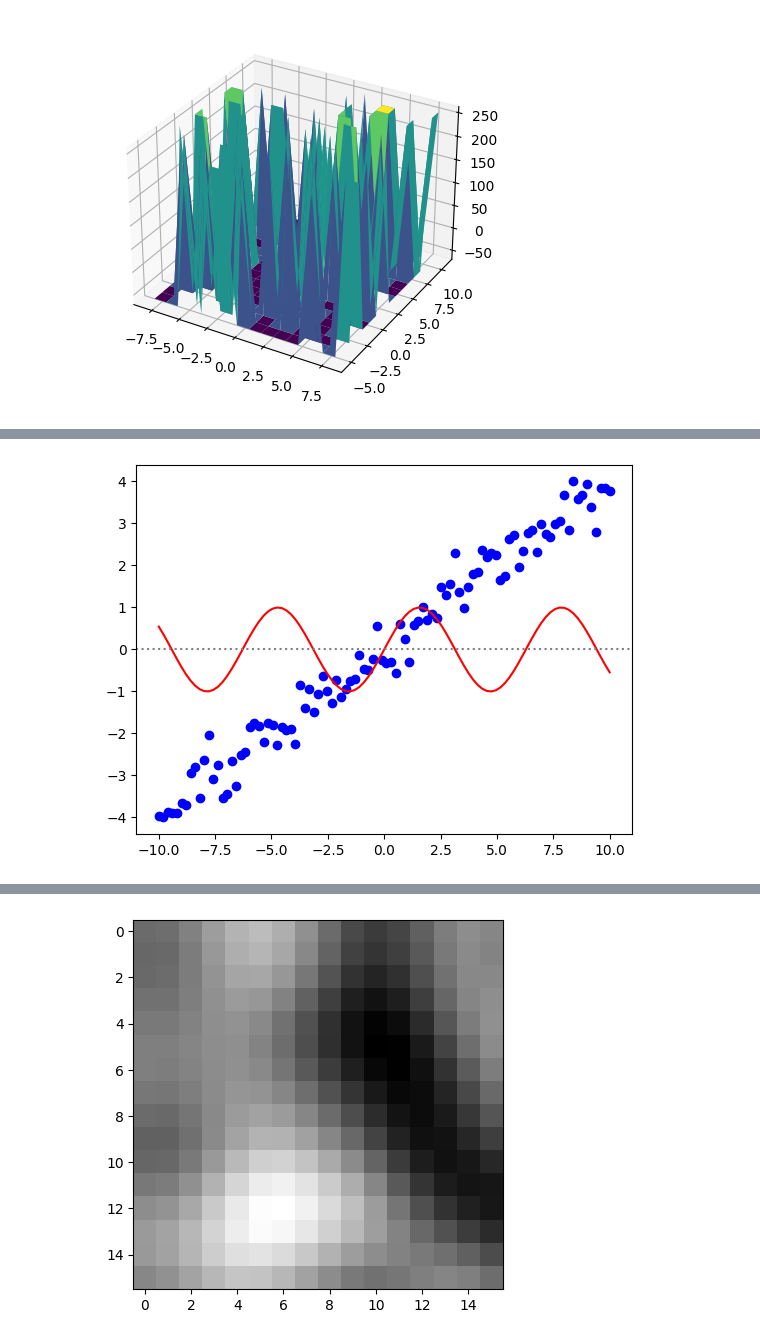
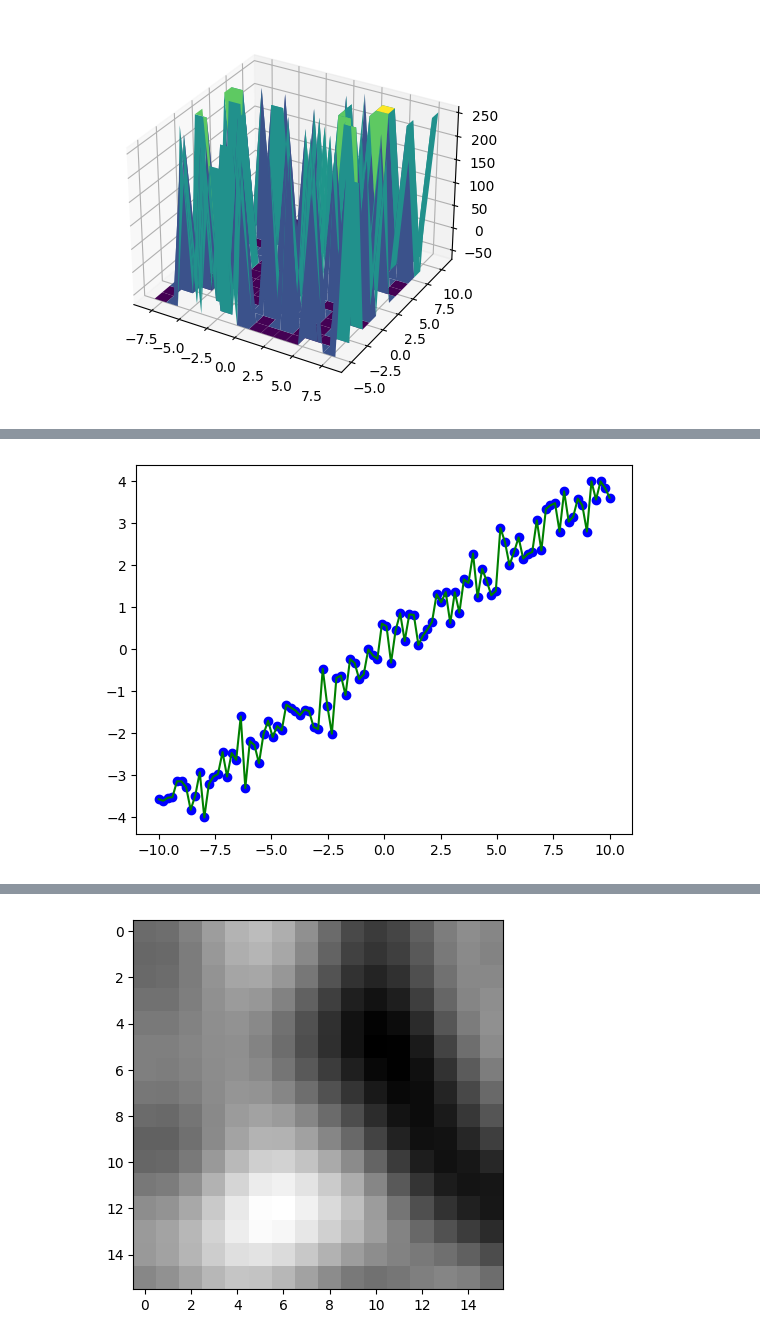
Before and after one commit to DerGrumpf/Procedural-Generation, a Jupyter notebook: Perlin Noise & Procedural generated Worlds.ipynb, the cells around one changed output, grey strips where cells are left out. Drawn from its saved outputs; the diff is of its cells as text; code cells hidden in the pictures.

```diff
--- a/Perlin Noise & Procedural generated Worlds.ipynb
+++ b/Perlin Noise & Procedural generated Worlds.ipynb
@@ -149,7 +125,7 @@ def plot_scatter(f, space):
 
 def plot_line_scatter(f, space):
     '''
-    plots a the same function overlapping as a scatter and a line plot
+    plots the same function overlapping as a scatter and a line plot
     '''
     plt.scatter(space, f, color='blue')
     plt.plot(space, f, color='green')
@@ -307,12 +456,12 @@ plot3D_terrain(pic)
 # %%
 # Random Sine Wave Distribution
 T = 10
 x = np.linspace(-T, T, T**2)
 f = lambda x: np.interp(np.random.normal(x), [-T, 0, T], [-1, 0, 1])
 
-plot_rel_sin(f(x)*4, x)
+plot_line_scatter(f(x)*4, x)
 # %% [output]
-[figure, old version]
+[figure, new version]
 # %%
 # Random 2D Image
 pic = [[f(x)*f(y) for x in range(width)] for y in range(height)]
```
Also changed, not shown: parts of 43 cells of this notebook, 1 other file.
